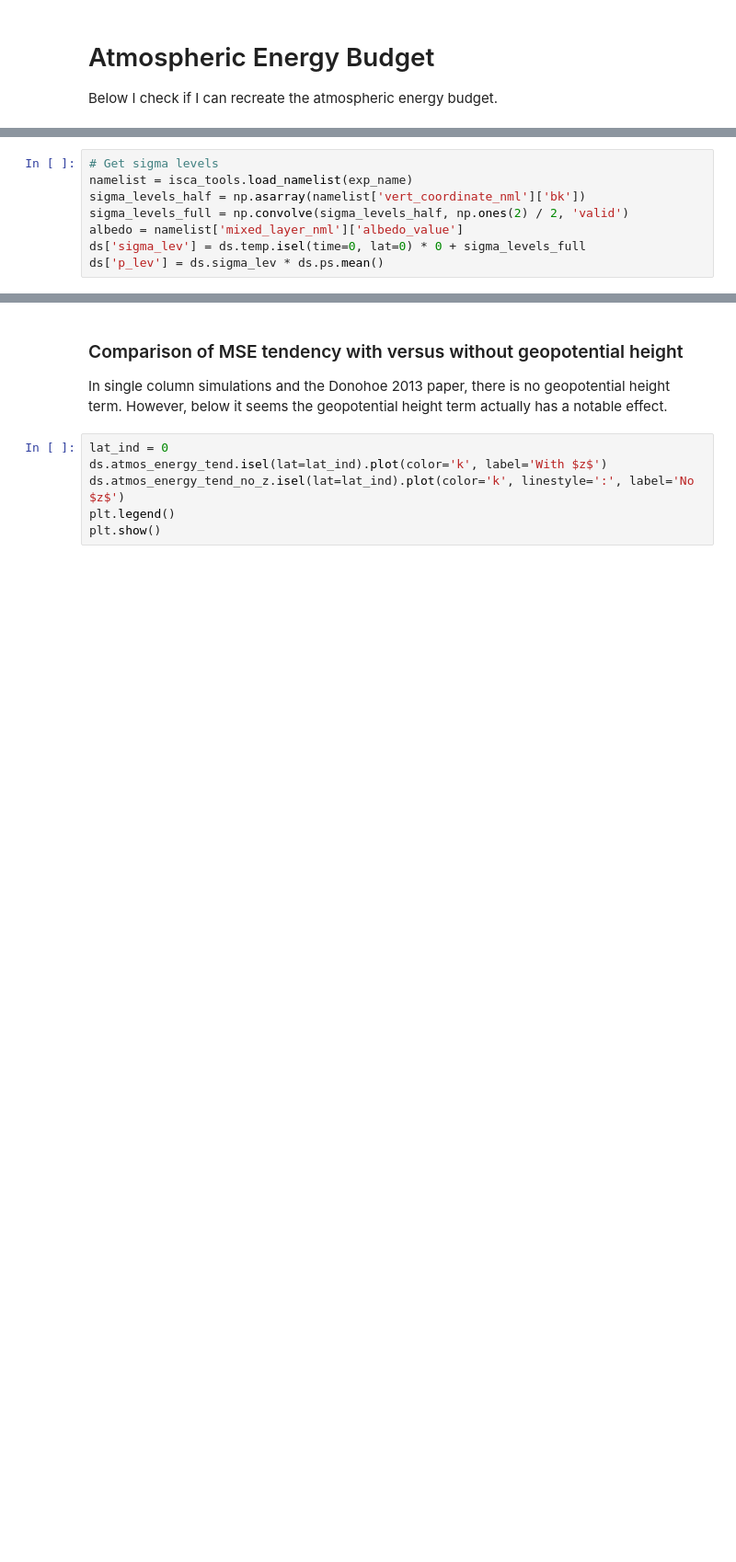
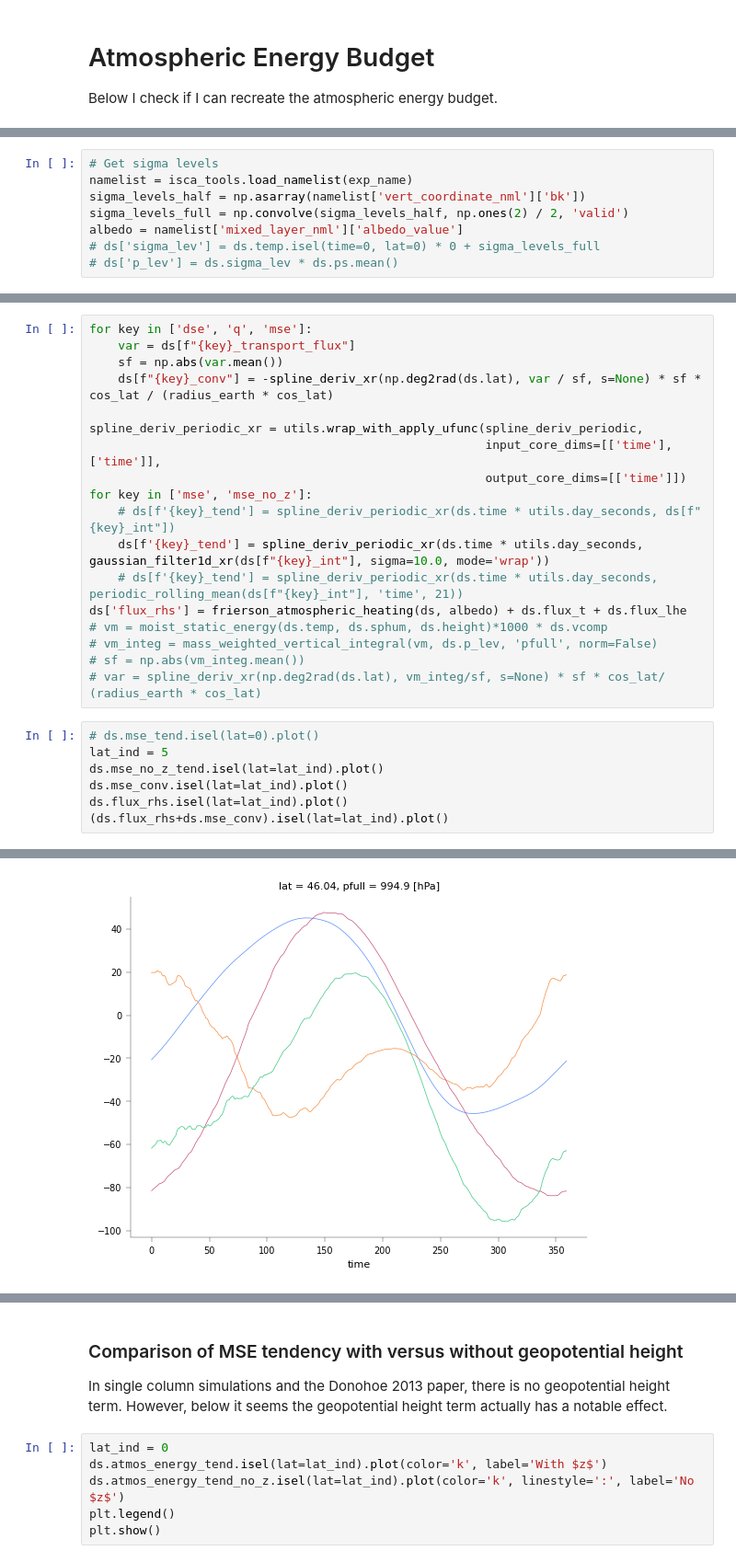
Before and after one commit to jduffield65/Isca, a Jupyter notebook: jobs/thesis_season/meridional_advection.ipynb, the cells around one changed output, grey strips where cells are left out. Shown at 92% size. Cells and saved outputs as stored; diff of their text form; blank space fills up the shorter version.

```diff
--- a/jobs/thesis_season/meridional_advection.ipynb
+++ b/jobs/thesis_season/meridional_advection.ipynb
@@ -64,5 +106,5 @@ namelist = isca_tools.load_namelist(exp_name)
 sigma_levels_half = np.asarray(namelist['vert_coordinate_nml']['bk'])
 sigma_levels_full = np.convolve(sigma_levels_half, np.ones(2) / 2, 'valid')
 albedo = namelist['mixed_layer_nml']['albedo_value']
-ds['sigma_lev'] = ds.temp.isel(time=0, lat=0) * 0 + sigma_levels_full
-ds['p_lev'] = ds.sigma_lev * ds.ps.mean()
+# ds['sigma_lev'] = ds.temp.isel(time=0, lat=0) * 0 + sigma_levels_full
+# ds['p_lev'] = ds.sigma_lev * ds.ps.mean()
@@ -68,0 +139,26 @@ ds['p_lev'] = ds.sigma_lev * ds.ps.mean()
+# %%
+for key in ['dse', 'q', 'mse']:
+    var = ds[f"{key}_transport_flux"]
+    sf = np.abs(var.mean())
+    ds[f"{key}_conv"] = -spline_deriv_xr(np.deg2rad(ds.lat), var / sf, s=None) * sf * cos_lat / (radius_earth * cos_lat)
+
+spline_deriv_periodic_xr = utils.wrap_with_apply_ufunc(spline_deriv_periodic,
+                                                       input_core_dims=[['time'], ['time']],
+                                                       output_core_dims=[['time']])
+for key in ['mse', 'mse_no_z']:
+    # ds[f'{key}_tend'] = spline_deriv_periodic_xr(ds.time * utils.day_seconds, ds[f"{key}_int"])
+    ds[f'{key}_tend'] = spline_deriv_periodic_xr(ds.time * utils.day_seconds, gaussian_filter1d_xr(ds[f"{key}_int"], sigma=10.0, mode='wrap'))
+    # ds[f'{key}_tend'] = spline_deriv_periodic_xr(ds.time * utils.day_seconds, periodic_rolling_mean(ds[f"{key}_int"], 'time', 21))
+ds['flux_rhs'] = frierson_atmospheric_heating(ds, albedo) + ds.flux_t + ds.flux_lhe
+# vm = moist_static_energy(ds.temp, ds.sphum, ds.height)*1000 * ds.vcomp
+# vm_integ = mass_weighted_vertical_integral(vm, ds.p_lev, 'pfull', norm=False)
+# sf = np.abs(vm_integ.mean())
+# var = spline_deriv_xr(np.deg2rad(ds.lat), vm_integ/sf, s=None) * sf * cos_lat/ (radius_earth * cos_lat)
+# %%
+# ds.mse_tend.isel(lat=0).plot()
+lat_ind = 5
+ds.mse_no_z_tend.isel(lat=lat_ind).plot()
+ds.mse_conv.isel(lat=lat_ind).plot()
+ds.flux_rhs.isel(lat=lat_ind).plot()
+(ds.flux_rhs+ds.mse_conv).isel(lat=lat_ind).plot()
+# %% [output]
@@ -69,3 +166,4 @@ ds['p_lev'] = ds.sigma_lev * ds.ps.mean()
+[figure, added]
 # %%
 get_dmse_dt_xr = utils.wrap_with_apply_ufunc(get_dmse_dt,
                                              input_core_dims=[['time', 'pfull'], ['time', 'pfull'], ['time', 'pfull'],
```
Also changed, not shown: parts of 25 cells of this notebook, 10 other files.
